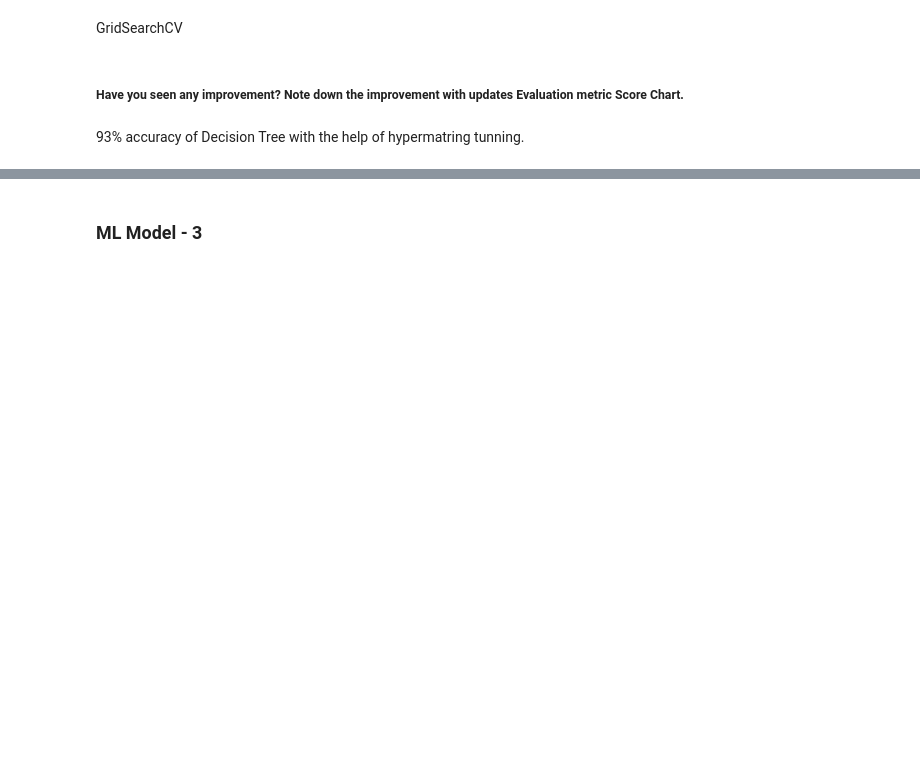
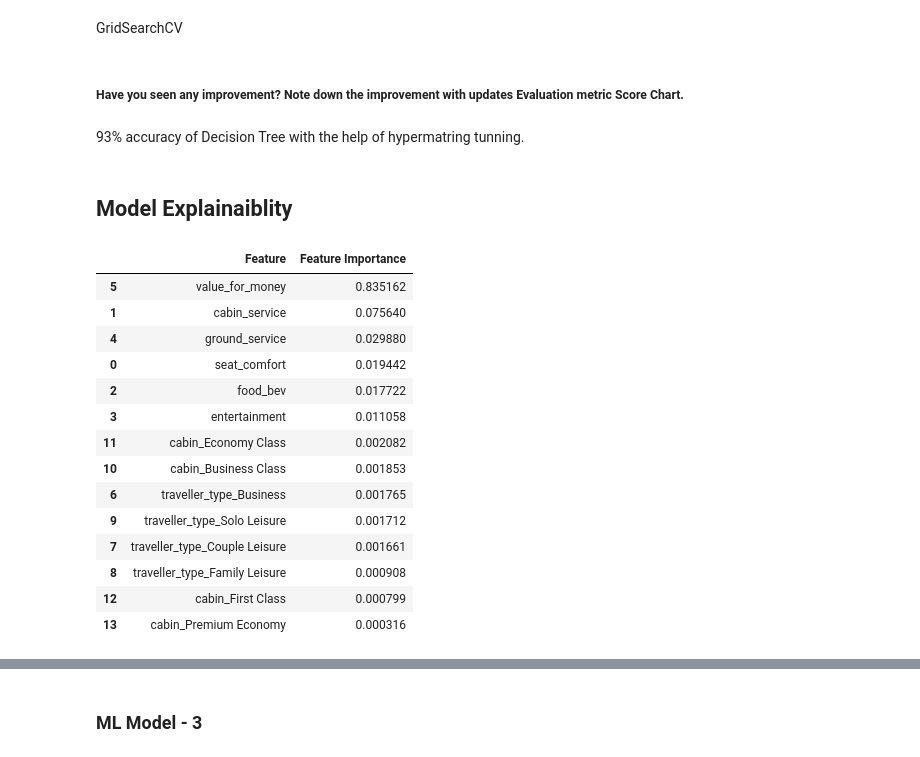
Before and after one commit to ruksz/Airline_passenger_referral, a Jupyter notebook: Airline_ML_Classification_Capstone_.ipynb, the cells around one changed output, grey strips where cells are left out. Cells and saved outputs as stored; diff of their text form; code cells hidden in the pictures; blank space fills up the shorter version.

```diff
--- a/Airline_ML_Classification_Capstone_.ipynb
+++ b/Airline_ML_Classification_Capstone_.ipynb
@@ -830,3 +1123,33 @@ GridSearchCV
 ##### Have you seen any improvement? Note down the improvement with updates Evaluation metric Score Chart.
 # %% [markdown]
 93% accuracy of Decision Tree with the help of hypermatring tunning.
+# %% [markdown]
+## Model Explainaiblity
+# %%
+# feature importance
+importances = best_model.feature_importances_
+
+# Creating a dictonary
+importance_dict = {'Feature' : list(x.columns),
+                   'Feature Importance' : importances}
+
+# Creating the dataframe
+importance = pd.DataFrame(importance_dict)
+sorting_features = importance.sort_values(by=['Feature Importance'],ascending=False)
+sorting_features
+# %% [output]
+|  | Feature | Feature Importance |
+| 5 | value_for_money | 0.835162 |
+| 1 | cabin_service | 0.075640 |
+| 4 | ground_service | 0.029880 |
+| 0 | seat_comfort | 0.019442 |
+| 2 | food_bev | 0.017722 |
+| 3 | entertainment | 0.011058 |
+| 11 | cabin_Economy Class | 0.002082 |
+| 10 | cabin_Business Class | 0.001853 |
+| 6 | traveller_type_Business | 0.001765 |
+| 9 | traveller_type_Solo Leisure | 0.001712 |
+| 7 | traveller_type_Couple Leisure | 0.001661 |
+| 8 | traveller_type_Family Leisure | 0.000908 |
+| 12 | cabin_First Class | 0.000799 |
+| 13 | cabin_Premium Economy | 0.000316 |
```
Also changed, not shown: parts of 69 cells of this notebook.
